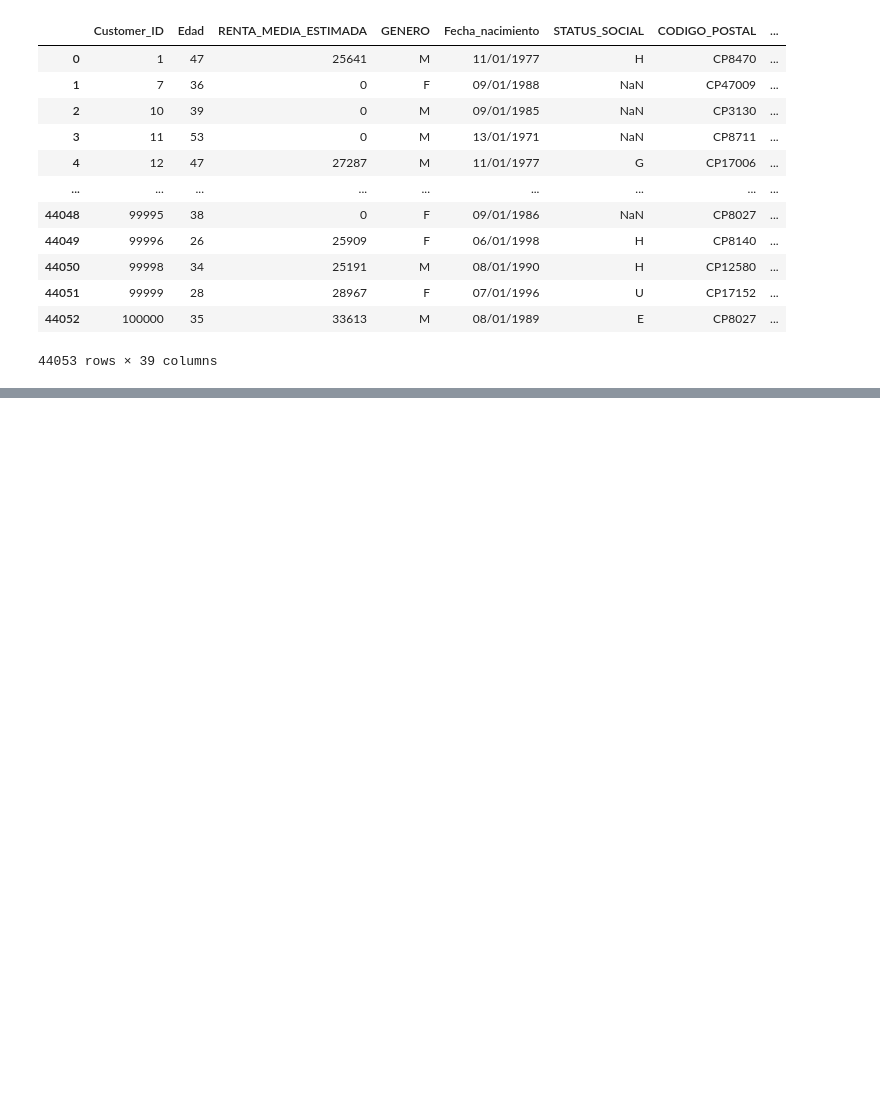
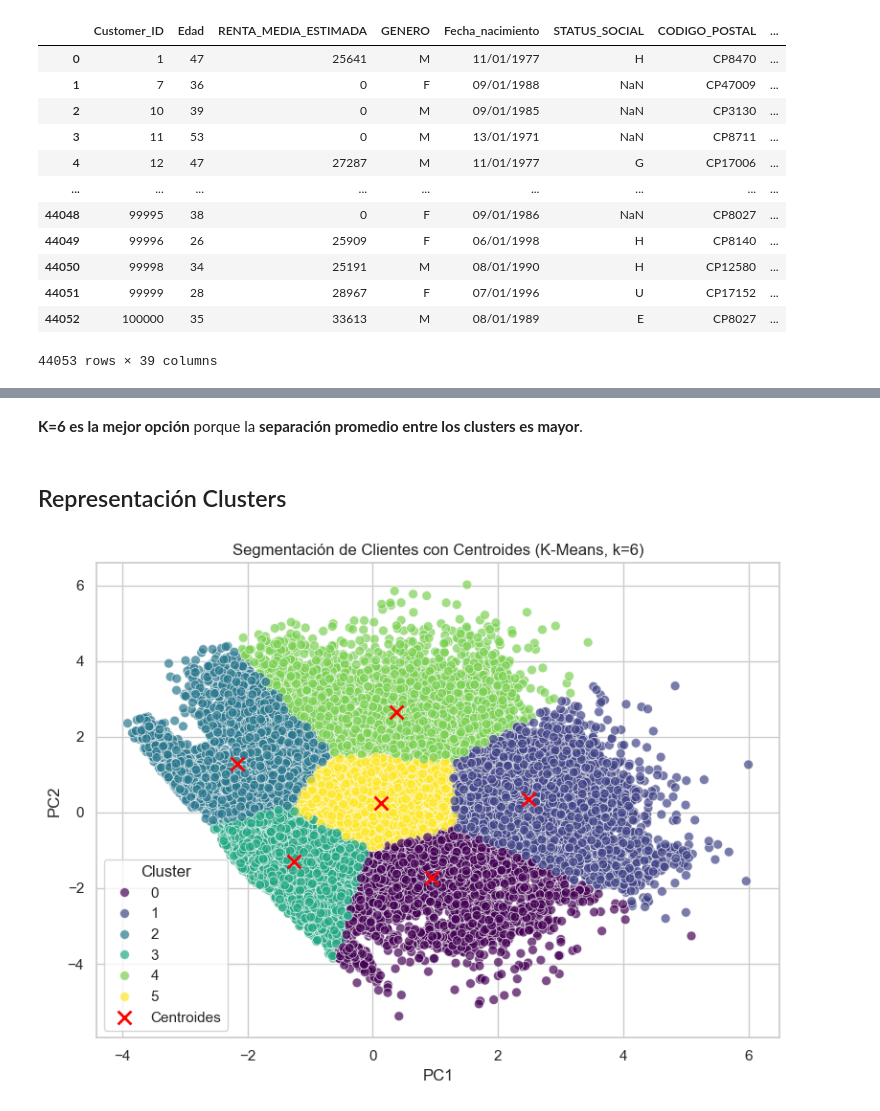
Before and after one commit to martinagg7/gd_clv, a Jupyter notebook: client_anlysis/client_metrics.ipynb, the cells around one changed output, grey strips where cells are left out. Saved outputs shown, nothing was run; the diff lists cells and outputs as text; code cells hidden in the pictures; blank space fills up the shorter version.

```diff
--- a/client_anlysis/client_metrics.ipynb
+++ b/client_anlysis/client_metrics.ipynb
@@ -60,0 +184,18 @@ plt.show()
+# %%
+kmeans_5 = KMeans(n_clusters=5, random_state=42, n_init=10)
+kmeans_6 = KMeans(n_clusters=6, random_state=42, n_init=10)
+
+kmeans_5.fit(X_pca)
+kmeans_6.fit(X_pca)
+
+# 6. Obtener los centroides
+centroids_5 = kmeans_5.cluster_centers_
+centroids_6 = kmeans_6.cluster_centers_
+
+# 7. Calcular las distancias entre los centroides
+distances_5 = squareform(pdist(centroids_5))
+distances_6 = squareform(pdist(centroids_6))
+
+# 8. Calcular el promedio de las distancias entre centroides para K=5 y K=6
+avg_distance_5 = np.mean(distances_5[np.triu_indices_from(distances_5, k=1)])
+avg_distance_6 = np.mean(distances_6[np.triu_indices_from(distances_6, k=1)])
@@ -60,0 +212,35 @@ plt.show()
+# %% [markdown]
+**K=6 es la mejor opción** porque la **separación promedio entre los clusters es mayor**.
+# %% [markdown]
+## Representación Clusters
+# %%
+kmeans = KMeans(n_clusters=6, random_state=42, n_init=10)
+df_pca_result['Cluster'] = kmeans.fit_predict(X_pca)
+
+# Centroides en el espacio de los componentes principales
+centroids = kmeans.cluster_centers_
+
+
+plt.figure(figsize=(8, 6))
+sns.scatterplot(
+    x='PC1',
+    y='PC2',
+    hue='Cluster',
+    data=df_pca_result,
+    palette='viridis',
+    s=50,
+    alpha=0.7
+)
+
+
+plt.scatter(centroids[:, 0], centroids[:, 1],
+            c='red', marker='x', s=100, linewidths=2, label='Centroides')
+
+plt.title('Segmentación de Clientes con Centroides (K-Means, k=6)')
+plt.xlabel('PC1')
+plt.ylabel('PC2')
+plt.legend(title='Cluster')
+plt.tight_layout()
+plt.show()
+# %% [output]
+[figure, added]
```
Also changed, not shown: parts of 36 cells of this notebook, 5 other files.
